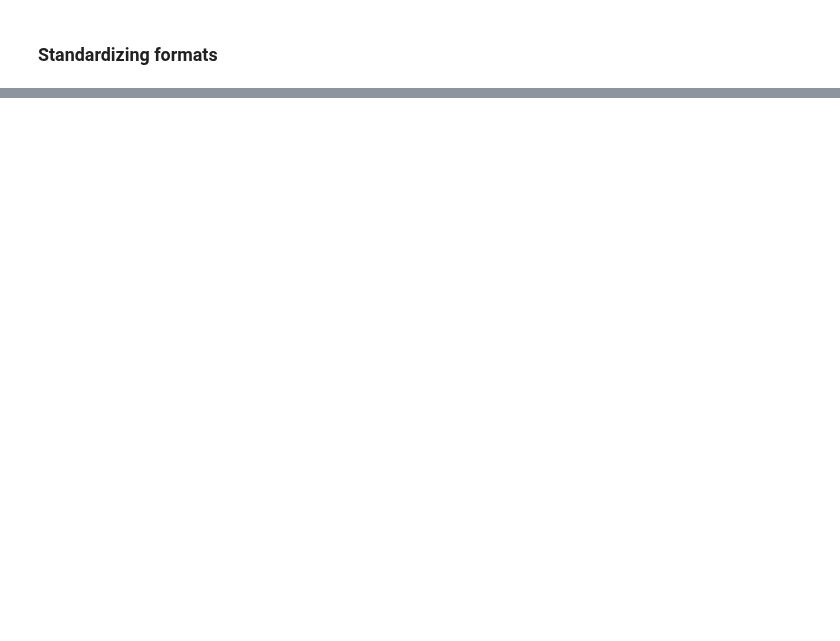
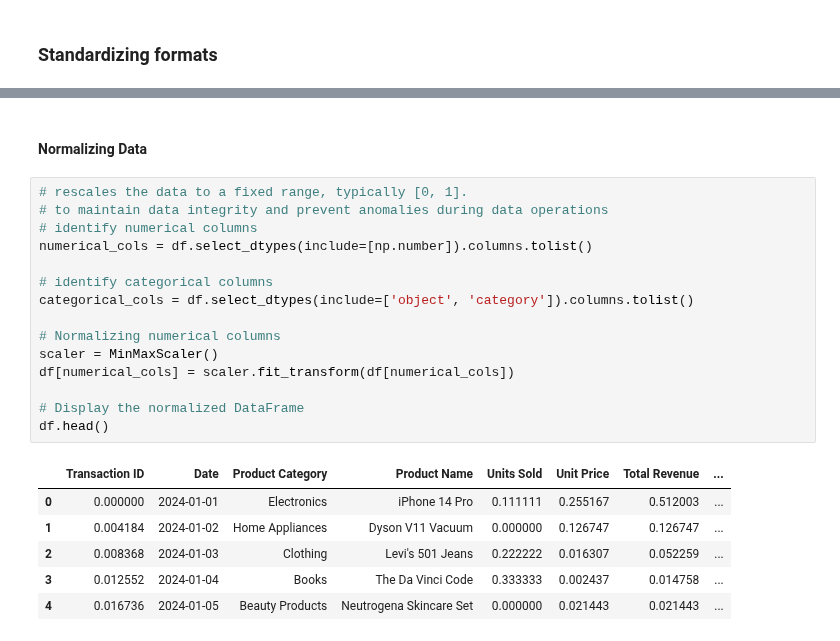
Before and after one commit to arnelimperial/greenergy, a Jupyter notebook: sales.ipynb, the cells around one changed output, grey strips where cells are left out. Drawn from its saved outputs; the diff is of its cells as text; blank space fills up the shorter version.

```diff
--- a/sales.ipynb
+++ b/sales.ipynb
@@ -106,0 +112,24 @@ df
+# %% [markdown]
+<h4>Normalizing Data</h4>
+# %%
+# rescales the data to a fixed range, typically [0, 1].
+# to maintain data integrity and prevent anomalies during data operations
+# identify numerical columns
+numerical_cols = df.select_dtypes(include=[np.number]).columns.tolist()
+
+# identify categorical columns
+categorical_cols = df.select_dtypes(include=['object', 'category']).columns.tolist()
+
+# Normalizing numerical columns
+scaler = MinMaxScaler()
+df[numerical_cols] = scaler.fit_transform(df[numerical_cols])
+
+# Display the normalized DataFrame
+df.head()
+# %% [output]
+|  | Transaction ID | Date | Product Category | Product Name | Units Sold | Unit Price | Total Revenue | ... |
+| 0 | 0.000000 | 2024-01-01 | Electronics | iPhone 14 Pro | 0.111111 | 0.255167 | 0.512003 | ... |
+| 1 | 0.004184 | 2024-01-02 | Home Appliances | Dyson V11 Vacuum | 0.000000 | 0.126747 | 0.126747 | ... |
+| 2 | 0.008368 | 2024-01-03 | Clothing | Levi's 501 Jeans | 0.222222 | 0.016307 | 0.052259 | ... |
+| 3 | 0.012552 | 2024-01-04 | Books | The Da Vinci Code | 0.333333 | 0.002437 | 0.014758 | ... |
+| 4 | 0.016736 | 2024-01-05 | Beauty Products | Neutrogena Skincare Set | 0.000000 | 0.021443 | 0.021443 | ... |
```
Also changed, not shown: parts of 18 cells of this notebook, 2 other files.
